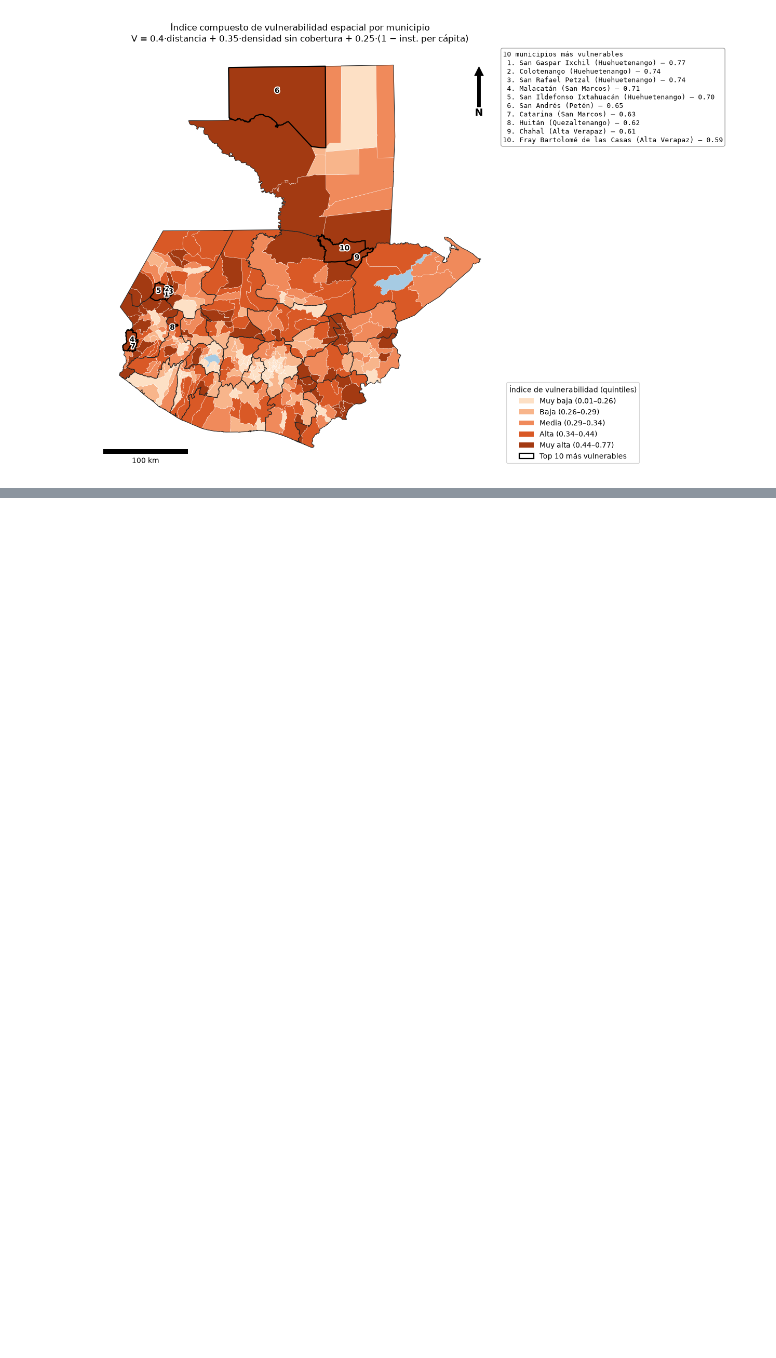
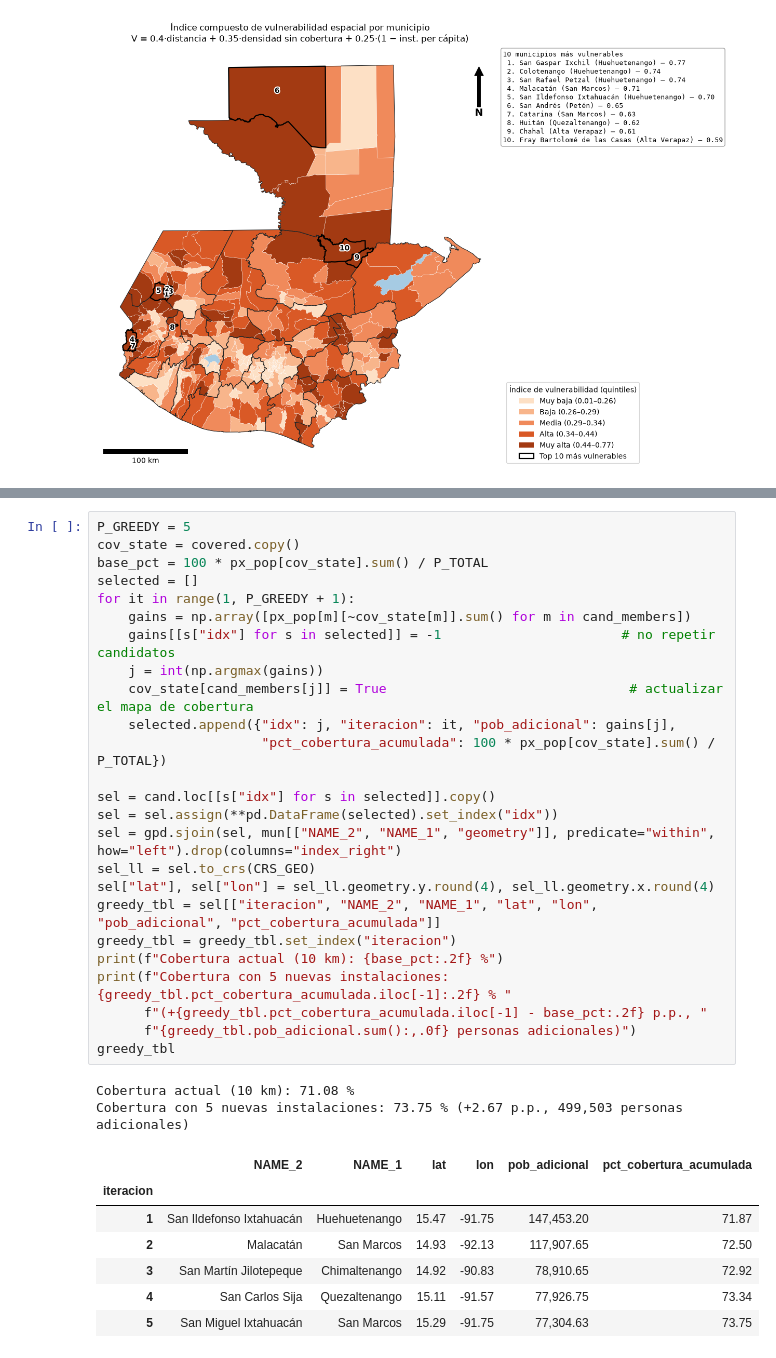
Before and after one commit to Branuvg/lab5_modsim, a Jupyter notebook: lab5.ipynb, the cells around one changed output, grey strips where cells are left out. Cells and saved outputs as stored; diff of their text form; blank space fills up the shorter version.

```diff
--- a/lab5.ipynb
+++ b/lab5.ipynb
@@ -867,0 +934,35 @@ plt.show()
+# %%
+P_GREEDY = 5
+cov_state = covered.copy()
+base_pct = 100 * px_pop[cov_state].sum() / P_TOTAL
+selected = []
+for it in range(1, P_GREEDY + 1):
+    gains = np.array([px_pop[m][~cov_state[m]].sum() for m in cand_members])
+    gains[[s["idx"] for s in selected]] = -1                       # no repetir candidatos
+    j = int(np.argmax(gains))
+    cov_state[cand_members[j]] = True                               # actualizar el mapa de cobertura
+    selected.append({"idx": j, "iteracion": it, "pob_adicional": gains[j],
+                     "pct_cobertura_acumulada": 100 * px_pop[cov_state].sum() / P_TOTAL})
+
+sel = cand.loc[[s["idx"] for s in selected]].copy()
+sel = sel.assign(**pd.DataFrame(selected).set_index("idx"))
+sel = gpd.sjoin(sel, mun[["NAME_2", "NAME_1", "geometry"]], predicate="within", how="left").drop(columns="index_right")
+sel_ll = sel.to_crs(CRS_GEO)
+sel["lat"], sel["lon"] = sel_ll.geometry.y.round(4), sel_ll.geometry.x.round(4)
+greedy_tbl = sel[["iteracion", "NAME_2", "NAME_1", "lat", "lon", "pob_adicional", "pct_cobertura_acumulada"]]
+greedy_tbl = greedy_tbl.set_index("iteracion")
+print(f"Cobertura actual (10 km): {base_pct:.2f} %")
+print(f"Cobertura con 5 nuevas instalaciones: {greedy_tbl.pct_cobertura_acumulada.iloc[-1]:.2f} % "
+      f"(+{greedy_tbl.pct_cobertura_acumulada.iloc[-1] - base_pct:.2f} p.p., "
+      f"{greedy_tbl.pob_adicional.sum():,.0f} personas adicionales)")
+greedy_tbl
+# %% [output]
+Cobertura actual (10 km): 71.08 %
+Cobertura con 5 nuevas instalaciones: 73.75 % (+2.67 p.p., 499,503 personas adicionales)
+|  | NAME_2 | NAME_1 | lat | lon | pob_adicional | pct_cobertura_acumulada |
+| iteracion |  |  |  |  |  |  |
+| 1 | San Ildefonso Ixtahuacán | Huehuetenango | 15.47 | -91.75 | 147,453.20 | 71.87 |
+| 2 | Malacatán | San Marcos | 14.93 | -92.13 | 117,907.65 | 72.50 |
+| 3 | San Martín Jilotepeque | Chimaltenango | 14.92 | -90.83 | 78,910.65 | 72.92 |
+| 4 | San Carlos Sija | Quezaltenango | 15.11 | -91.57 | 77,926.75 | 73.34 |
+| 5 | San Miguel Ixtahuacán | San Marcos | 15.29 | -91.75 | 77,304.63 | 73.75 |
```
Also changed, not shown: parts of 7 cells of this notebook.
